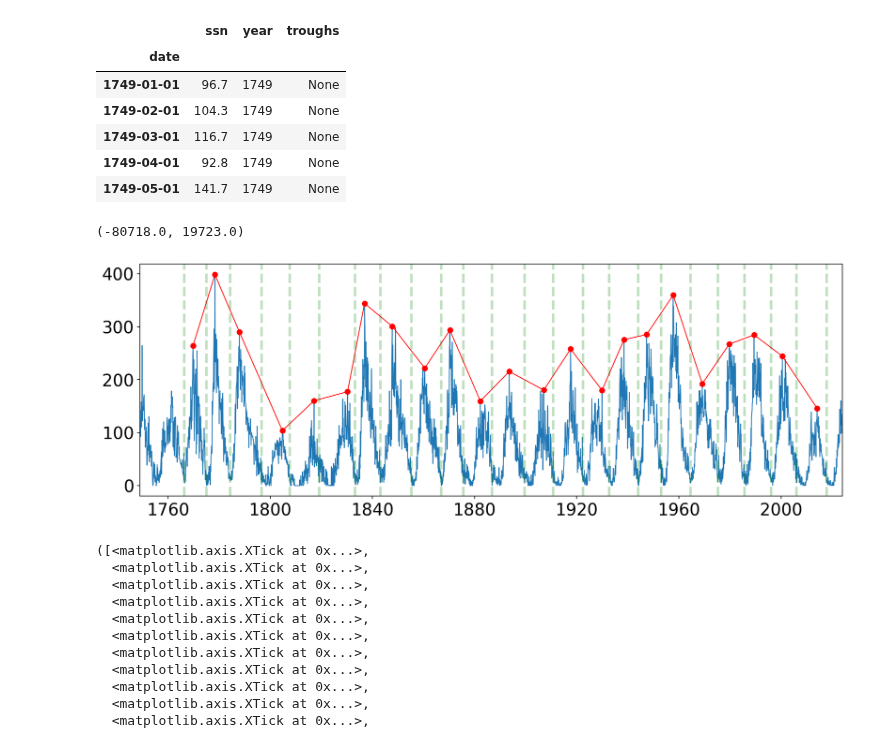
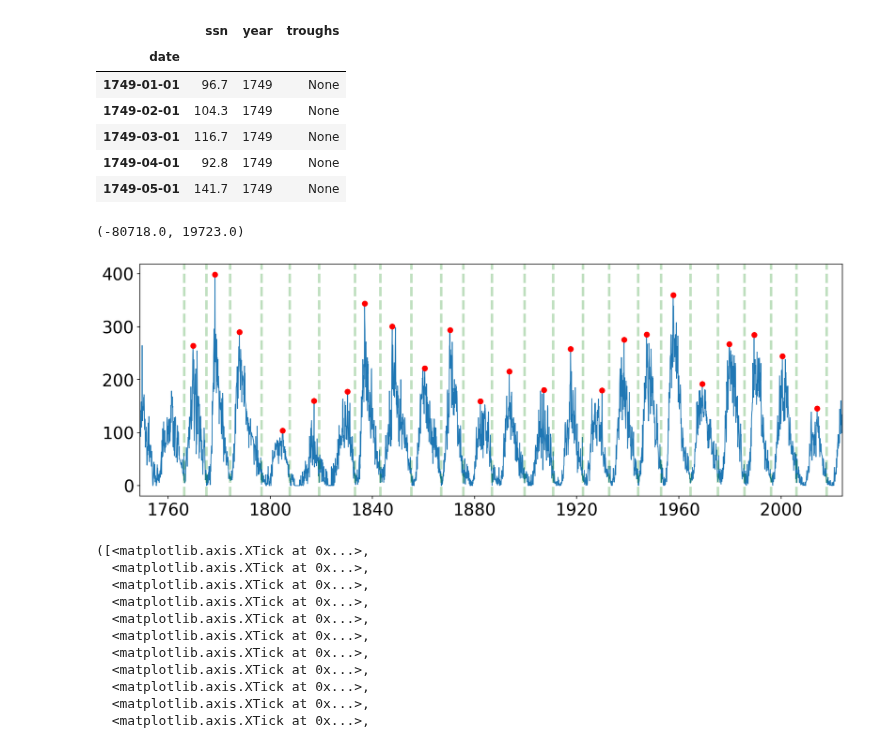
Before and after one commit to levetation/spaceweather, a Jupyter notebook: anova.ipynb, the cells around one changed output. Saved outputs shown, nothing was run; the diff lists cells and outputs as text; code cells hidden in the pictures.

```diff
--- a/anova.ipynb
+++ b/anova.ipynb
@@ -64,16 +64,16 @@ for key in periods.keys():
 # %%
 x_width, y_width = 15, 5
 fig, ax = plt.subplots(1, 1, figsize=(x_width, y_width), dpi=150)
 ax.plot(dt['ssn'], '-', linewidth=1)
-ax.plot(peak_years, peak_ssn, marker='o', linewidth=1, color='red')
+ax.plot(peak_years, peak_ssn, marker='o', linewidth=0, color='red')
 
 for trough_date in trough_points.index:
     ax.axvline(x=trough_date, color='green', linestyle='--', linewidth=3, alpha=0.25)
 
 plt.xlim(dt['ssn'].index.min(), dt['ssn'].index.max())
 # %% [output]
 (-80718.0, 19723.0)
-[figure, old version]
+[figure, new version]
 # %%
 x_width, y_width = 15, 5
 fig, ax = plt.subplots(1, 1, figsize=(x_width, y_width), dpi=150)
```
